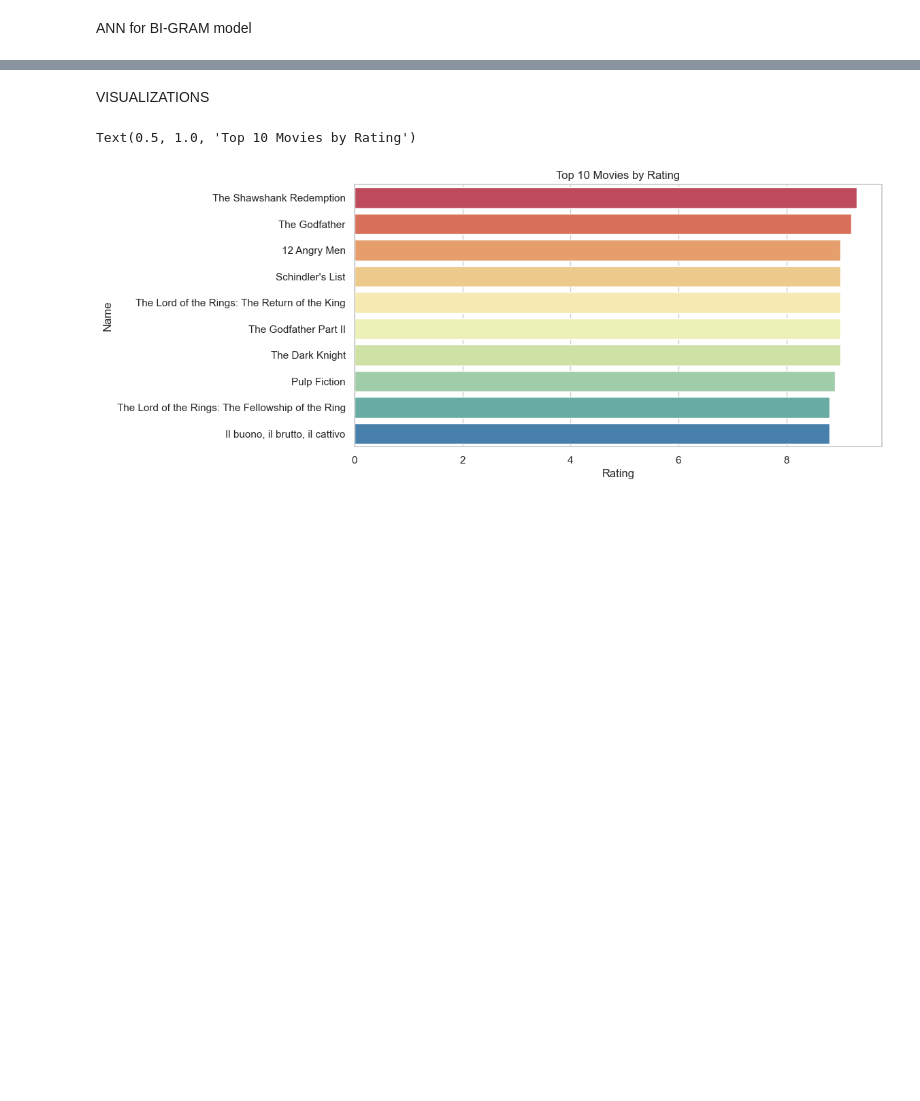
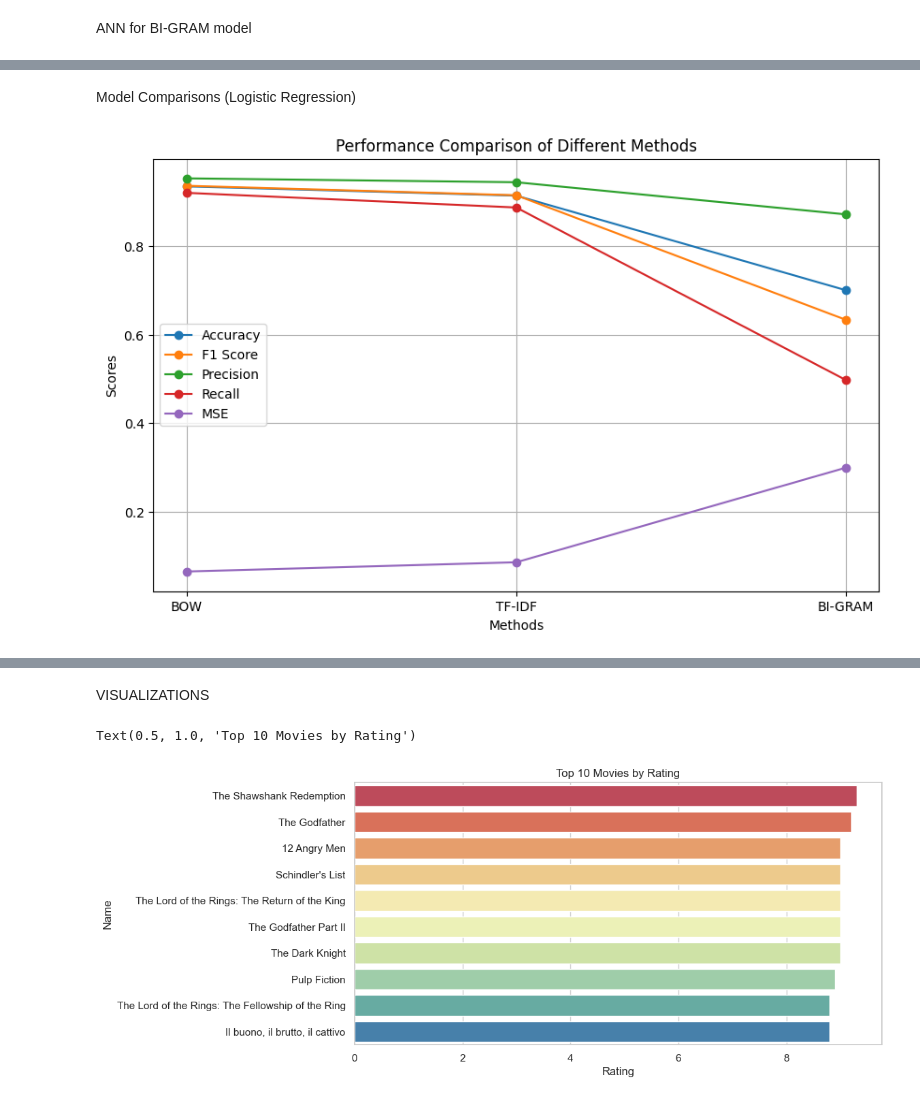
Before and after one commit to babaranjitsing/Exploring-Movie-and-Web-series-Choices-with-IMDB, a Jupyter notebook: project.ipynb, the cells around one changed output, grey strips where cells are left out. Saved outputs shown, nothing was run; the diff lists cells and outputs as text; code cells hidden in the pictures; blank space fills up the shorter version.

```diff
--- a/project.ipynb
+++ b/project.ipynb
@@ -505,0 +545,20 @@ Accuracy: 93.45%
+# %%
+
+classifier = LogisticRegression()
+classifier.fit(X_train_bigram, y_train)
+
+predictions = classifier.predict(X_test_bigram)
+
+mse_bigram = mean_squared_error(y_test, predictions)
+f1_bigram = f1_score(y_test, predictions)
+recall_bigram = recall_score(y_test, predictions)
+precision_bigram = precision_score(y_test, predictions)
+accuracy_bigram = accuracy_score(y_test, predictions)
+conf_matrix = confusion_matrix(y_test, predictions)
+
+print(f'Accuracy: {accuracy_bigram * 100:.2f}%')
+print(f'Mean Squared Error: {mse_bigram:.4f}')
+print(f'F1 Score: {f1_bigram:.4f}')
+print(f'Recall: {recall_bigram:.4f}')
+print(f'Precision: {precision_bigram:.4f}')
+print(f'Confusion Matrix: \n{conf_matrix}')
@@ -648,0 +727,28 @@ Test Accuracy: 61.63%
+# %% [markdown]
+Model Comparisons (Logistic Regression)
+# %%
+# Assuming you have lists or arrays containing metrics for each method
+methods = ['BOW', 'TF-IDF', 'BI-GRAM']
+accuracy_scores = [accuracy_bow, accuracy_tfidf, accuracy_bigram]
+f1_scores = [f1_bow, f1_tfidf, f1_bigram]
+precision_scores = [precision_bow, precision_tfidf, precision_bigram]
+recall_scores = [recall_bow, recall_tfidf, recall_bigram]
+mse_scores = [mse_bow, mse_tfidf, mse_bigram]
+
+# Plotting the metrics over different methods
+plt.figure(figsize=(10, 6))
+
+plt.plot(methods, accuracy_scores, marker='o', label='Accuracy')
+plt.plot(methods, f1_scores, marker='o', label='F1 Score')
+plt.plot(methods, precision_scores, marker='o', label='Precision')
+plt.plot(methods, recall_scores, marker='o', label='Recall')
+plt.plot(methods, mse_scores, marker='o', label='MSE')
+
+plt.xlabel('Methods')
+plt.ylabel('Scores')
+plt.title('Performance Comparison of Different Methods')
+plt.legend()
+plt.grid(True)
+plt.show()
+# %% [output]
+[figure, added]
```
Also changed, not shown: parts of 14 cells of this notebook, 1 other file.
